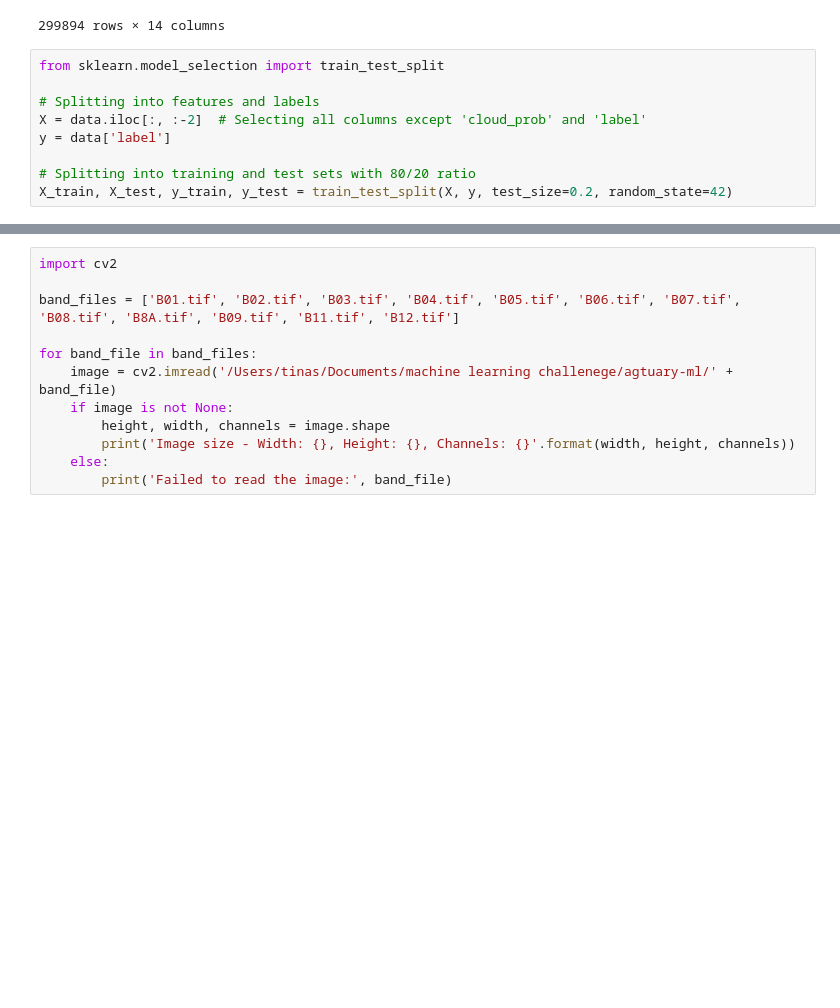
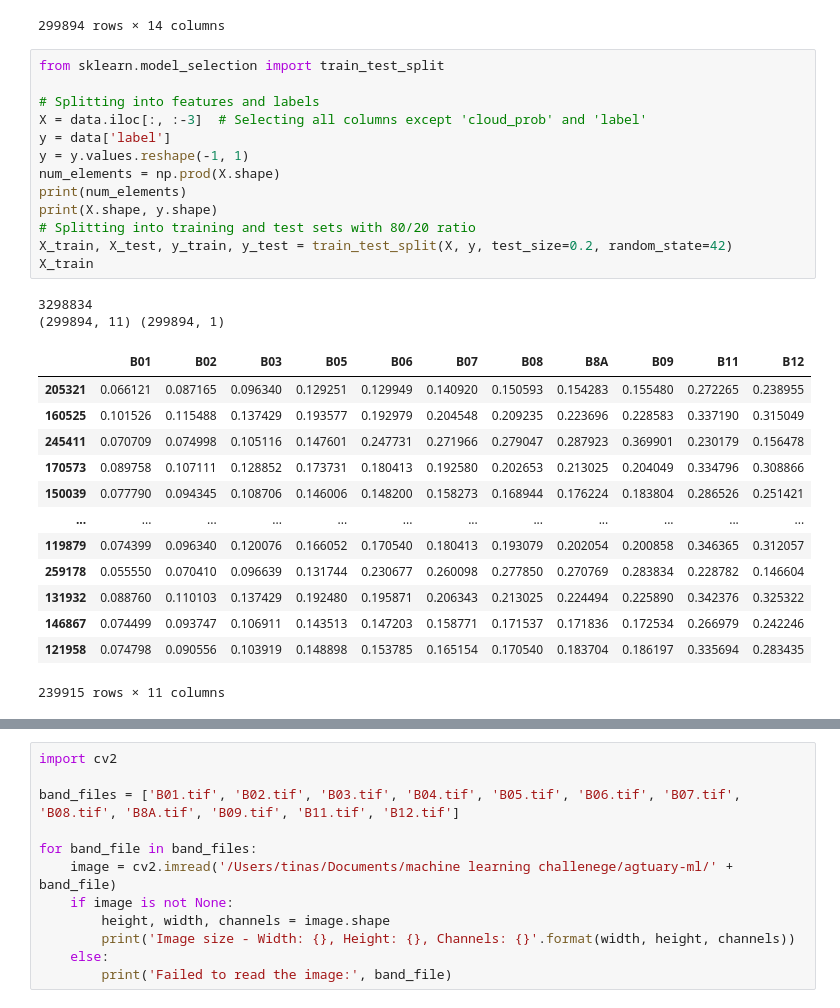
Before and after one commit to tinaashen/machine_learning_challenge, a Jupyter notebook: challenge.ipynb, the cells around one changed output, grey strips where cells are left out. Cells and saved outputs as stored; diff of their text form; blank space fills up the shorter version.

```diff
--- a/challenge.ipynb
+++ b/challenge.ipynb
@@ -115,11 +115,31 @@ data
 # %%
 from sklearn.model_selection import train_test_split
 
 # Splitting into features and labels
-X = data.iloc[:, :-2]  # Selecting all columns except 'cloud_prob' and 'label'
+X = data.iloc[:, :-3]  # Selecting all columns except 'cloud_prob' and 'label'
 y = data['label']
-
+y = y.values.reshape(-1, 1)
+num_elements = np.prod(X.shape)
+print(num_elements)
+print(X.shape, y.shape)
 # Splitting into training and test sets with 80/20 ratio
 X_train, X_test, y_train, y_test = train_test_split(X, y, test_size=0.2, random_state=42)
+X_train
+# %% [output]
+3298834
+(299894, 11) (299894, 1)
+|  | B01 | B02 | B03 | B05 | B06 | B07 | B08 | B8A | B09 | B11 | B12 |
+| 205321 | 0.066121 | 0.087165 | 0.096340 | 0.129251 | 0.129949 | 0.140920 | 0.150593 | 0.154283 | 0.155480 | 0.272265 | 0.238955 |
+| 160525 | 0.101526 | 0.115488 | 0.137429 | 0.193577 | 0.192979 | 0.204548 | 0.209235 | 0.223696 | 0.228583 | 0.337190 | 0.315049 |
+| 245411 | 0.070709 | 0.074998 | 0.105116 | 0.147601 | 0.247731 | 0.271966 | 0.279047 | 0.287923 | 0.369901 | 0.230179 | 0.156478 |
+| 170573 | 0.089758 | 0.107111 | 0.128852 | 0.173731 | 0.180413 | 0.192580 | 0.202653 | 0.213025 | 0.204049 | 0.334796 | 0.308866 |
+| 150039 | 0.077790 | 0.094345 | 0.108706 | 0.146006 | 0.148200 | 0.158273 | 0.168944 | 0.176224 | 0.183804 | 0.286526 | 0.251421 |
+| ... | ... | ... | ... | ... | ... | ... | ... | ... | ... | ... | ... |
+| 119879 | 0.074399 | 0.096340 | 0.120076 | 0.166052 | 0.170540 | 0.180413 | 0.193079 | 0.202054 | 0.200858 | 0.346365 | 0.312057 |
+| 259178 | 0.055550 | 0.070410 | 0.096639 | 0.131744 | 0.230677 | 0.260098 | 0.277850 | 0.270769 | 0.283834 | 0.228782 | 0.146604 |
+| 131932 | 0.088760 | 0.110103 | 0.137429 | 0.192480 | 0.195871 | 0.206343 | 0.213025 | 0.224494 | 0.225890 | 0.342376 | 0.325322 |
+| 146867 | 0.074499 | 0.093747 | 0.106911 | 0.143513 | 0.147203 | 0.158771 | 0.171537 | 0.171836 | 0.172534 | 0.266979 | 0.242246 |
+| 121958 | 0.074798 | 0.090556 | 0.103919 | 0.148898 | 0.153785 | 0.165154 | 0.170540 | 0.183704 | 0.186197 | 0.335694 | 0.283435 |
+239915 rows × 11 columns
 # %%
 X_train, X_val, y_train, y_val = train_test_split(X_train, y_train, test_size=0.25, random_state=42)
```
Also changed, not shown: parts of 9 cells of this notebook.
